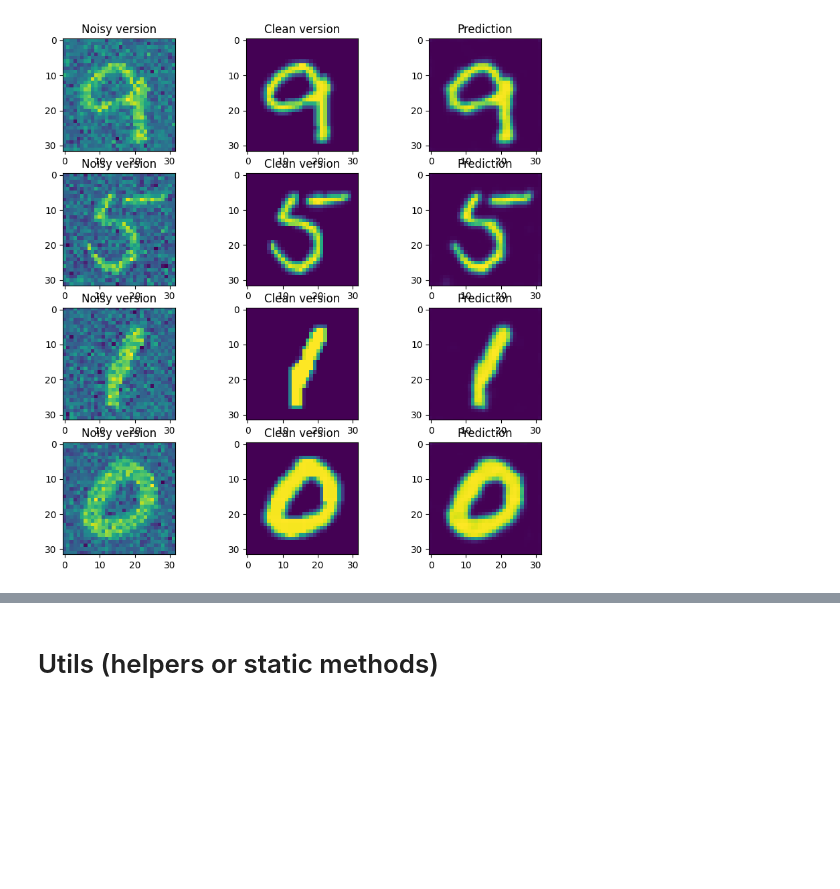
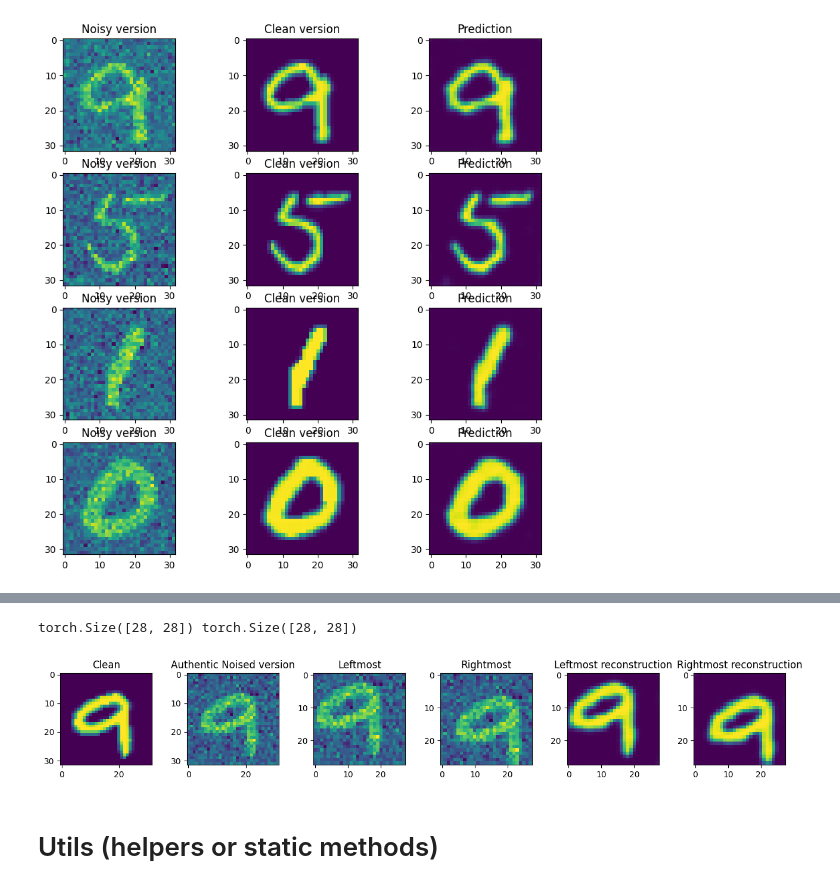
Before and after one commit to Christian-Stefan/Audio-Source-Localization-and-Isolation-using-CNN, a Jupyter notebook: assign1_part_1.ipynb, the cells around one changed output, grey strips where cells are left out. Saved outputs shown, nothing was run; the diff lists cells and outputs as text; code cells hidden in the pictures; blank space fills up the shorter version.

```diff
--- a/assign1_part_1.ipynb
+++ b/assign1_part_1.ipynb
@@ -343,3 +352,46 @@ Printing summary...  Sequential(
+# %%
+# 1.  Pick an image from the test set and create two 28x28 sub-images from it;
+_, _, test_loader = pipeline() # ! Extraneous definition !
+sample_batch = next(enumerate(test_loader))
+index, (cl, ns, label) = sample
+random_img = rdm.randint(0, 63)
+sample_noisy_img, sample_cl_img = ns[random_img][0], cl[random_img][0]
+
+# 2.1 *one where the top and leftmost 4 pixels are cut off,
+leftmost_Subimage = sample_noisy_img[4:32,4:32]
+# 2.1 *and one where the bottom and rightmost 4 pixels are cut off.
+rightmost_Subimage = sample_noisy_img[0:28,0:28]
+
+# 3. Now run your model on both sub-images.
+model_CNN = DefaultCNN(depth_no_cn_lay=4, width_no_kern=[1, 36, 6, 36, 1], sum=False)
+weights_path = r'default_CNN_lr_0.05\default_CNN_lr_0.05\default_CNN_lr_0.05model_weights_epoch19.pth'
+weights = torch.load(weights_path, weights_only=True)
+model_CNN.load_state_dict(weights)
+
+with torch.no_grad():
+    model_CNN.eval()
+    leftmost_Output, rightmost_Output = model_CNN(leftmost_Subimage.unsqueeze(0)), model_CNN(rightmost_Subimage.unsqueeze(0))
+
+# 4. Visualization
+fig, axis = PLT.subplots(1, 6, figsize=(16,2))
+
+axis[0].imshow(sample_cl_img)
+axis[0].set_title('Clean')
+axis[1].imshow(sample_noisy_img)
+axis[1].set_title('Authentic Noised version')
+axis[2].imshow(leftmost_Subimage)
+axis[2].set_title('Leftmost')
+axis[3].imshow(rightmost_Subimage)
+axis[3].set_title('Rightmost')
+axis[4].imshow(leftmost_Output[0])
+axis[4].set_title("Leftmost reconstruction")
+axis[5].imshow(rightmost_Output[0])
+axis[5].set_title("Rightmost reconstruction")
+
+print(leftmost_Subimage.shape, rightmost_Subimage.shape)
+# %% [output]
+torch.Size([28, 28]) torch.Size([28, 28])
+[figure, added]
 # %% [markdown]
 # Utils (helpers or static methods)
 # %%
```
Also changed, not shown: parts of 3 cells of this notebook.
